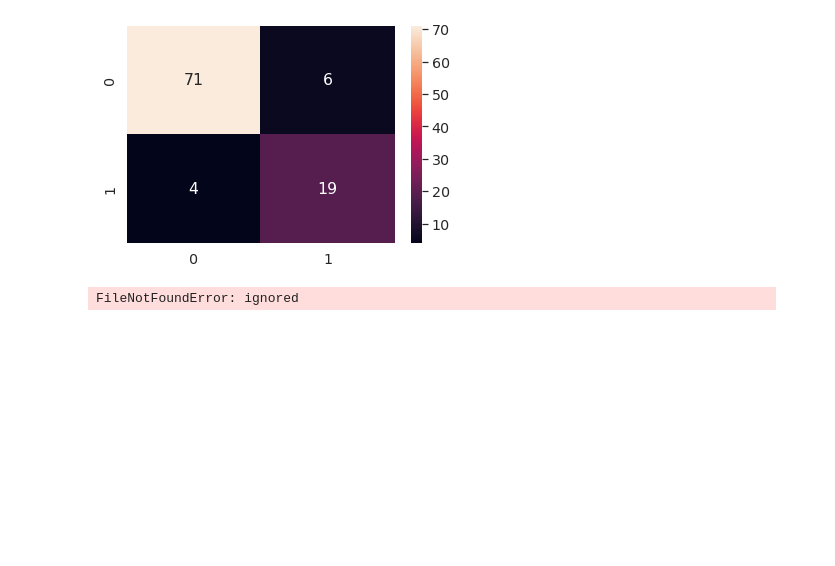
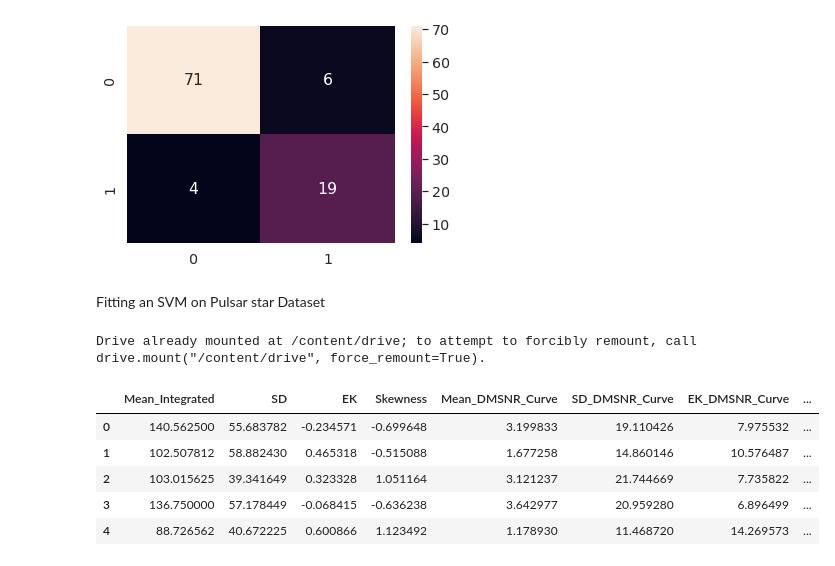
Before and after one commit to EbsHirani/DataScienceLab_2022, a Jupyter notebook: DS_LAB_8.ipynb, the cells around one changed output. Drawn from its saved outputs; the diff is of its cells as text; code cells hidden in the pictures; blank space fills up the shorter version.

```diff
--- a/DS_LAB_8.ipynb
+++ b/DS_LAB_8.ipynb
@@ -238,8 +262,13 @@ Accuracy: 0.9
    macro avg      0.874     0.853     0.863       100
 weighted avg      0.898     0.900     0.899       100
 [figure]
+# %% [markdown]
+Fitting an SVM on Pulsar star Dataset
+# %%
+from google.colab import drive
+drive.mount('/content/drive')
+# %% [output]
+Drive already mounted at /content/drive; to attempt to forcibly remount, call drive.mount("/content/drive", force_remount=True).
 # %%
-import os
-os.chdir("/content/drive/MyDrive/DS")
+import pandas as pd
+pulsar = pd.read_csv("/content/drive/MyDrive/DS/Pulsar.csv")
-# %% [output]
-FileNotFoundError: ignored
@@ -250,2 +275,9 @@ df = pd.read_csv('/content/drive/MyDrive/DS/Pulsar.csv')
 # %%
-df.head()
+pulsar.head()
+# %% [output]
+|  | Mean_Integrated | SD | EK | Skewness | Mean_DMSNR_Curve | SD_DMSNR_Curve | EK_DMSNR_Curve | ... |
+| 0 | 140.562500 | 55.683782 | -0.234571 | -0.699648 | 3.199833 | 19.110426 | 7.975532 | ... |
+| 1 | 102.507812 | 58.882430 | 0.465318 | -0.515088 | 1.677258 | 14.860146 | 10.576487 | ... |
+| 2 | 103.015625 | 39.341649 | 0.323328 | 1.051164 | 3.121237 | 21.744669 | 7.735822 | ... |
+| 3 | 136.750000 | 57.178449 | -0.068415 | -0.636238 | 3.642977 | 20.959280 | 6.896499 | ... |
+| 4 | 88.726562 | 40.672225 | 0.600866 | 1.123492 | 1.178930 | 11.468720 | 14.269573 | ... |
```
Also changed, not shown: parts of 26 cells of this notebook, 11 other files.
